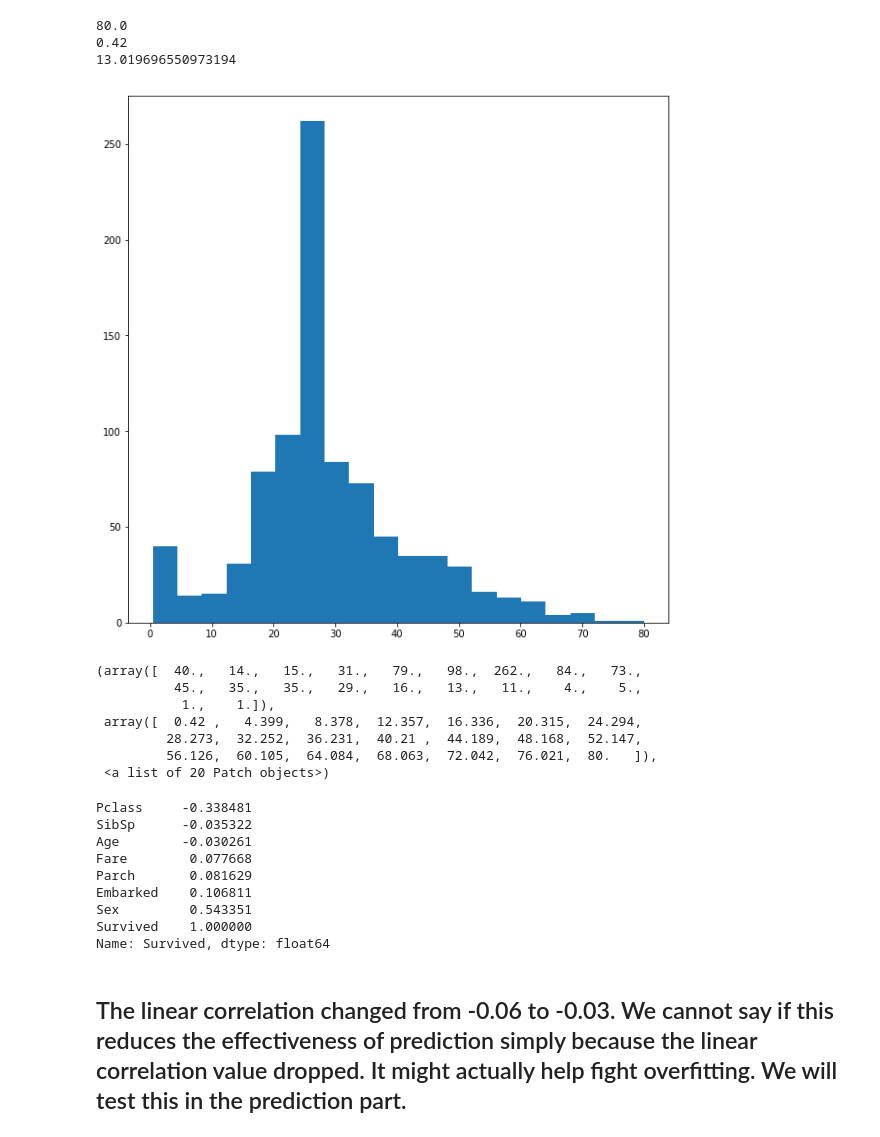
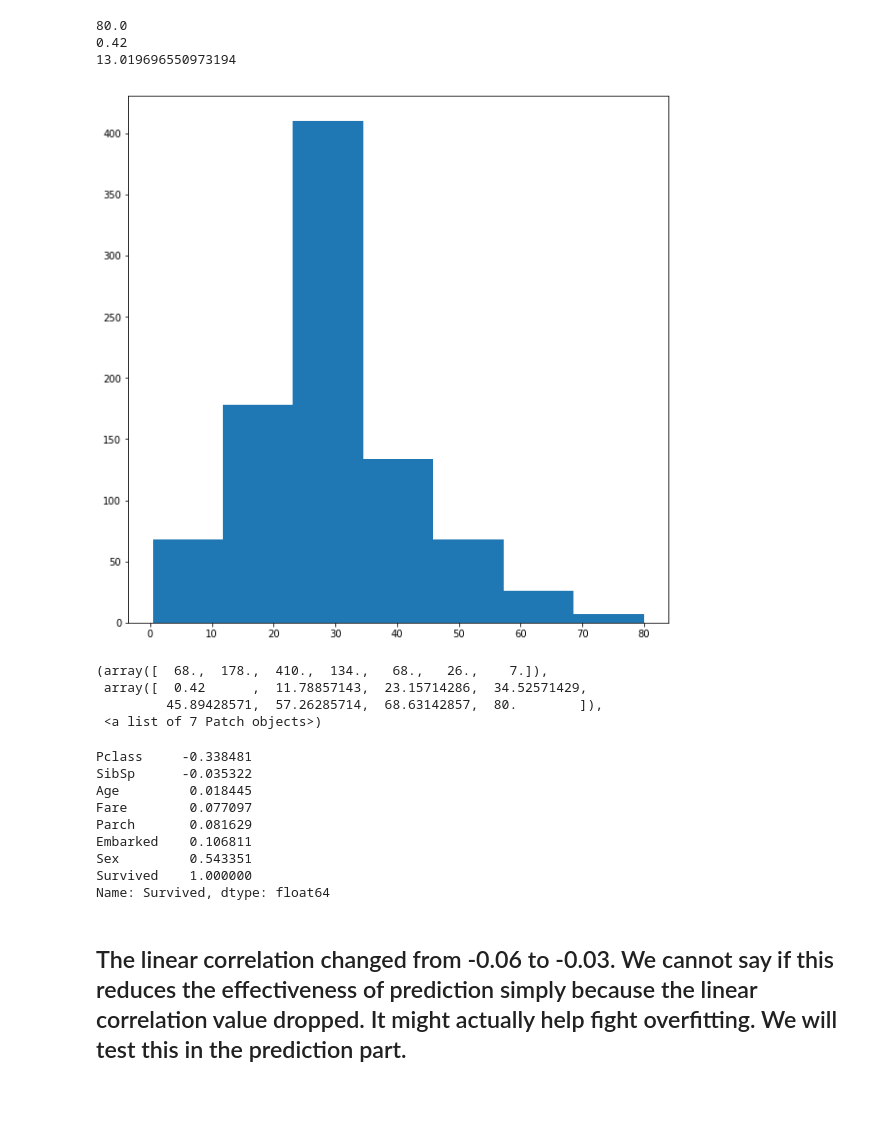
Before and after one commit to Joseph94m/Titanic, a Jupyter notebook: Titanic.ipynb, the cells around one changed output. Drawn from its saved outputs; the diff is of its cells as text; code cells hidden in the pictures; blank space fills up the shorter version.

```diff
--- a/Titanic.ipynb
+++ b/Titanic.ipynb
@@ -162,3 +162,5 @@ train_x.head(5)
 ## Let's check how the indicators are linearly correlated with the survival.
 # %%
 train_x.corr()['Survived'].sort_values()
+train_x_copied = train_x.copy()
+test_x_copied = test_x.copy()
@@ -179,5 +171,8 @@ Name: Survived, dtype: float64
 # %%
 print(train_x['Fare'].max())
 print(train_x['Fare'].std())
+
+train_x = train_x_copied.copy()
+test_x =   test_x_copied.copy()
 # %% [output]
 512.3292
@@ -185,5 +180,5 @@ print(train_x['Fare'].std())
 # %%
 fig = plt.figure(figsize=(10,10))
 ax1=fig.add_subplot(1,1,1)
-values=ax1.hist(train_x['Fare'], bins=8)
+values=ax1.hist(train_x['Fare'], bins=7)
 # %% [output]
@@ -236,19 +231,16 @@ print(train_x['Age'].std())
 # %%
 fig = plt.figure(figsize=(10,10))
 ax1=fig.add_subplot(1,1,1)
-values=ax1.hist(train_x['Age'], bins=20)
+values=ax1.hist(train_x['Age'], bins=7)
 # %% [output]
-[figure, old version]
+[figure, new version]
 # %%
 values
 # %% [output]
-(array([  40.,   14.,   15.,   31.,   79.,   98.,  262.,   84.,   73.,
-          45.,   35.,   35.,   29.,   16.,   13.,   11.,    4.,    5.,
-           1.,    1.]),
- array([  0.42 ,   4.399,   8.378,  12.357,  16.336,  20.315,  24.294,
-         28.273,  32.252,  36.231,  40.21 ,  44.189,  48.168,  52.147,
-         56.126,  60.105,  64.084,  68.063,  72.042,  76.021,  80.   ]),
- <a list of 20 Patch objects>)
+(array([  68.,  178.,  410.,  134.,   68.,   26.,    7.]),
+ array([  0.42      ,  11.78857143,  23.15714286,  34.52571429,
+         45.89428571,  57.26285714,  68.63142857,  80.        ]),
+ <a list of 7 Patch objects>)
 # %%
 for i in range(1,len(values[1])):
     train_x.loc[(train_x['Age'] < values[1][i]) & (train_x['Age'] >= values[1][i-1]),'Age'] = i-1
@@ -257,8 +249,8 @@ train_x.corr()['Survived'].sort_values()
 # %% [output]
 Pclass     -0.338481
 SibSp      -0.035322
-Age        -0.030261
-Fare        0.077668
+Age         0.018445
+Fare        0.077097
 Parch       0.081629
 Embarked    0.106811
 Sex         0.543351
```
Also changed, not shown: parts of 19 cells of this notebook.
